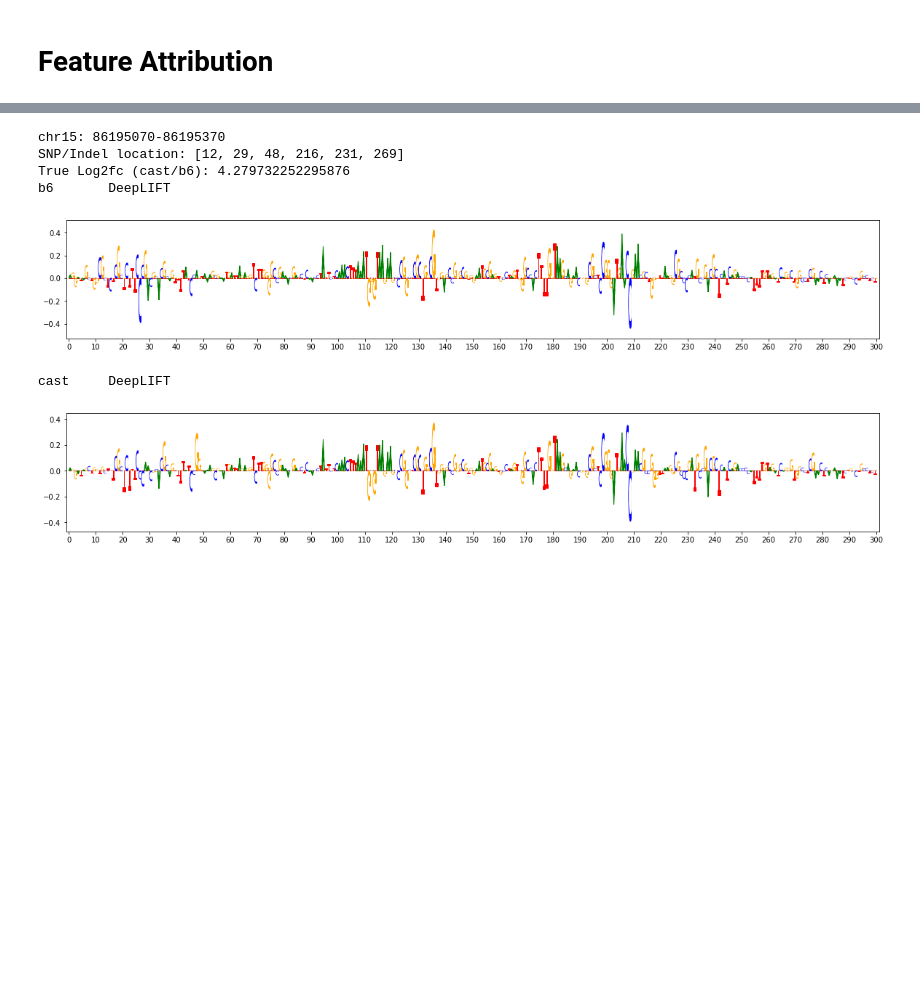
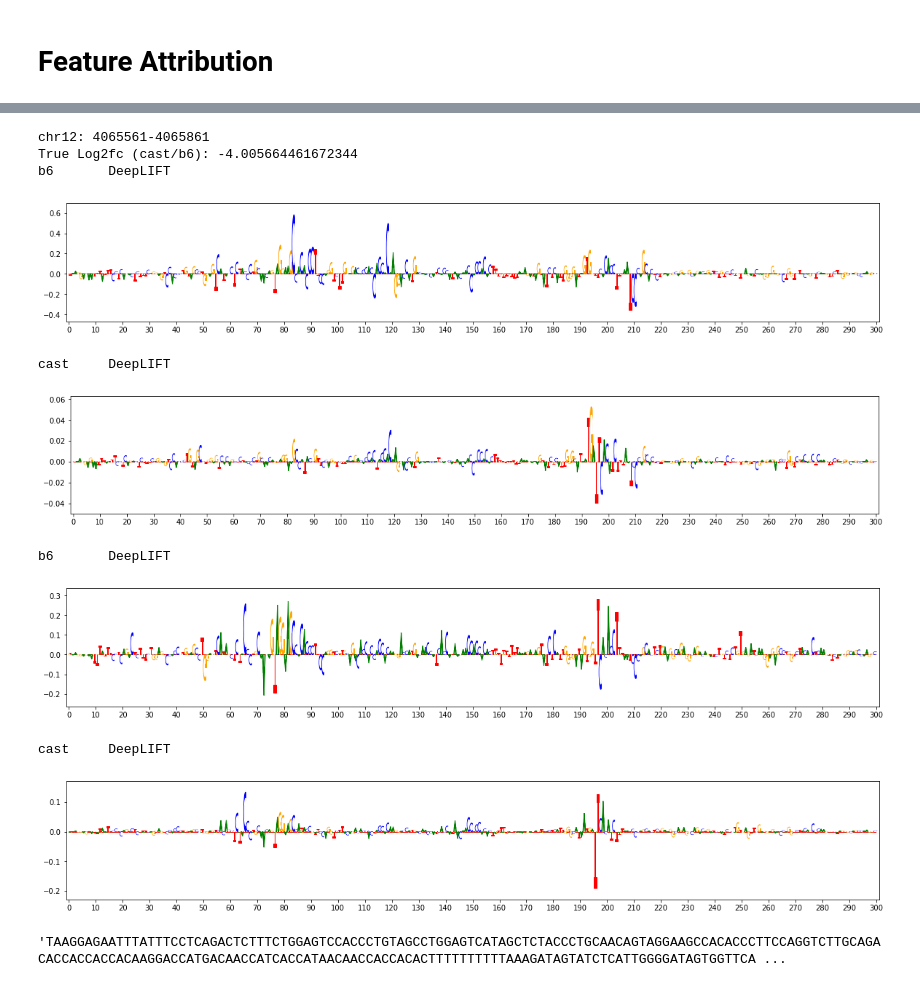
Before and after one commit to adityasinha379/mouseASA, a Jupyter notebook: scripts/analysis.ipynb, the cells around one changed output, grey strips where cells are left out. Cells and saved outputs as stored; diff of their text form; code cells hidden in the pictures; blank space fills up the shorter version.

Commit message:
feature attribution for specific peak

```diff
--- a/scripts/analysis.ipynb
+++ b/scripts/analysis.ipynb
@@ -228,7 +229,7 @@ def unhot(x):
     nucs = ['A','C','G','T']
     for i in range(len(x)):
         for j in range(len(nucs)):
-            idx = np.where(x_test[i,:,j])[0]
+            idx = np.where(x[i,:,j])[0]
             x_dna[i][idx] = nucs[j]
     x_dna = np.array([''.join(x_dna[i]) for i in range(len(x_dna))])
     return x_dna
@@ -241,5 +235,0 @@ summits.columns = range(2)
-# %%
-# finding a particular summit
-c = 12
-# temp = summits.iloc[np.where(summits[0]==c)[0],:]
-temp = temp.iloc[list(set(np.where(temp[1]>4065561)[0]).intersection(set(np.where(temp[1]<4065860)[0])) )[0], 1]
@@ -252,0 +236,11 @@ NameError: name 'c' is not defined
+# %%
+flag = True    # True for specific peak, False for entire test set
+
+if ident[:3]=='_vi':
+    summits = pd.read_csv(aligndir+'cd8_old/yi_cd8_peaks_34075.csv',sep=',',index_col=0)
+    summits['start'] += 150
+    summits = summits.iloc[:,1:3]
+    summits.columns = range(2)
+else:
+    summits = pd.read_csv(f'{basedir}mouseASA/data/{ctype}/summits{ident}.csv', header=None)
+print(len(summits))
@@ -326 +317,3 @@ with gzip.open(modfile,'rt') as f:
+# %%
+attr_ref=attr
 # %%
@@ -329,44 +342,58 @@ temp = np.sort( np.abs(true_fc) )[::-1]
 # %%
 from Bio.Seq import Seq
-from Bio import pairwise2
 import deeplift
 from deeplift.visualization import viz_sequence
 import matplotlib.patches
 
-rank = 1       # fold change rank of true accessibility change
-i = np.where(np.abs(true_fc)==temp[rank-1])[0][0]
-if i>=len( np.array(summits.loc[np.where(summits[0]==chrom_test[0])[0],1]) ):
-    c = chrom_test[1]
+if flag:
+    i=0
+    print(f'chr{c}: {temp-seqlen//2}-{temp+seqlen//2}')
+    print('True Log2fc (cast/b6):', y[1]-y[0])
 else:
-    c = chrom_test[0]
+    rank = 50       # fold change rank of true accessibility change
+    i = np.where(np.abs(true_fc)==temp[rank-1])[0][0]
+    if i>=len( np.array(summits.loc[np.where(summits[0]==chrom_test[0])[0],1]) ):
+        c = chrom_test[1]
+    else:
+        c = chrom_test[0]
 
-seq_b6 = x_test_dna[i]
-seq_ca = x_test_dna[len(x_test_dna)//2+i]
+    # get locations of SNPs and indels
+    idx = get_loci(mods, c, chromsummits[i])
 
-# get locations of SNPs and indels
-idx = get_loci(mods, c, chromsummits[i])
+    print(f'chr{c}: {chromsummits[i]-seqlen//2}-{chromsummits[i]+seqlen//2}')
+    print('SNP/Indel location:', idx)
+    print('True Log2fc (cast/b6):', true_fc[i])
 
-print(f'chr{c}: {chromsummits[i]-150}-{chromsummits[i]+150}')
-print('SNP/Indel location:', idx)
-print('True Log2fc (cast/b6):', true_fc[i])
+seq_b6 = x_dna[i]
+seq_ca = x_dna[len(x_dna)//2+i]
 
 for k in attr.keys():
     if k=='ig':
         method_name = 'Integrated Gradient'
     elif k=='dl':
         method_name = 'DeepLIFT'
 
-    scores_b6 = x_test[i]*attr[k][i].T
-    scores_ca = x_test[i+len(x_test)//2]*attr[k][i+len(x_test)//2].T
-    print('Both model      ', method_name)
+    scores_b6 = x[i]*attr[k][i].T
+    scores_ca = x[i+len(x)//2]*attr[k][i+len(x)//2].T
+    print('b6      ', method_name)
     viz_sequence.plot_weights(scores_b6, subticks_frequency=10, figsize = (20,3))
     print('cast    ', method_name)
     viz_sequence.plot_weights(scores_ca, subticks_frequency=10, figsize = (20,3))
+
+    scores_b6 = x[i]*attr_ref[k][i].T
+    scores_ca = x[i+len(x)//2]*attr_ref[k][i+len(x)//2].T
+    print('b6      ', method_name)
+    viz_sequence.plot_weights(scores_b6, subticks_frequency=10, figsize = (20,3))
+    print('cast    ', method_name)
+    viz_sequence.plot_weights(scores_ca, subticks_frequency=10, figsize = (20,3))
 # %% [output]
-chr15: 86195070-86195370
-SNP/Indel location: [12, 29, 48, 216, 231, 269]
-True Log2fc (cast/b6): 4.279732252295876
+chr12: 4065561-4065861
+True Log2fc (cast/b6): -4.005664461672344
 b6       DeepLIFT
-[figure, old version]
+[figure, new version]
 cast     DeepLIFT
-[figure, old version]
+[figure, new version]
+b6       DeepLIFT
+[figure, added]
+cast     DeepLIFT
+[figure, added]
@@ -379,0 +400,4 @@ print('cast pred acc: {:.3f}'.format(y_pred[i+len(y_pred)//2]) )
+# %%
+seq_b6
+# %% [output]
+'TAAGGAGAATTTATTTCCTCAGACTCTTTCTGGAGTCCACCCTGTAGCCTGGAGTCATAGCTCTACCCTGCAACAGTAGGAAGCCACACCCTTCCAGGTCTTGCAGACACCACCACCACAAGGACCATGACAACCATCACCATAACAACCACCACACTTTTTTTTTTAAAGATAGTATCTCATTGGGGATAGTGGTTCA ...
```
Also changed, not shown: parts of 19 cells of this notebook, 1 other file.
